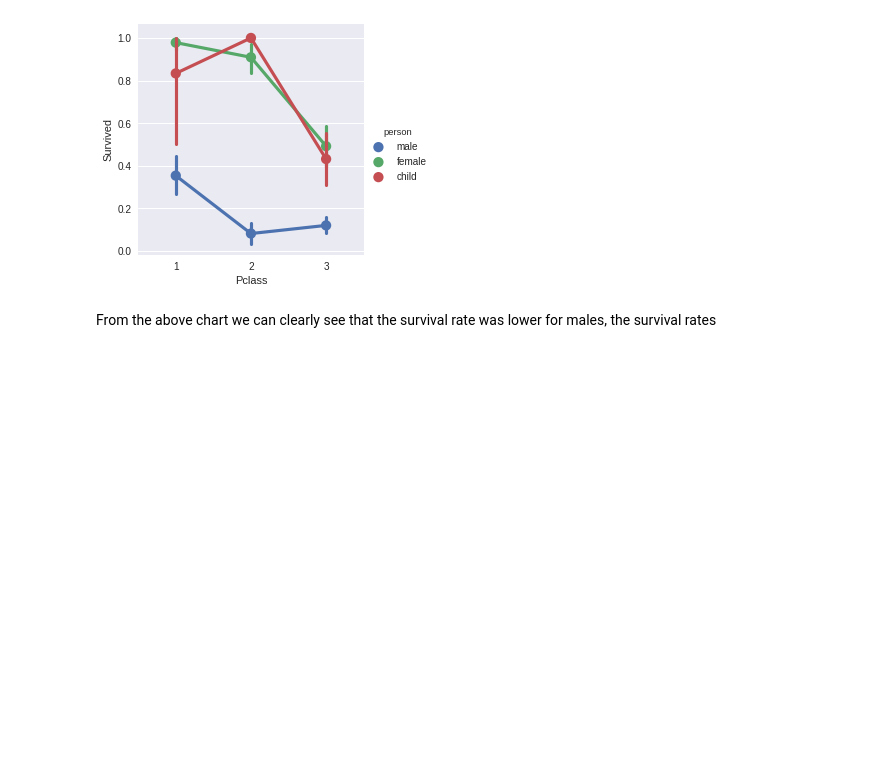
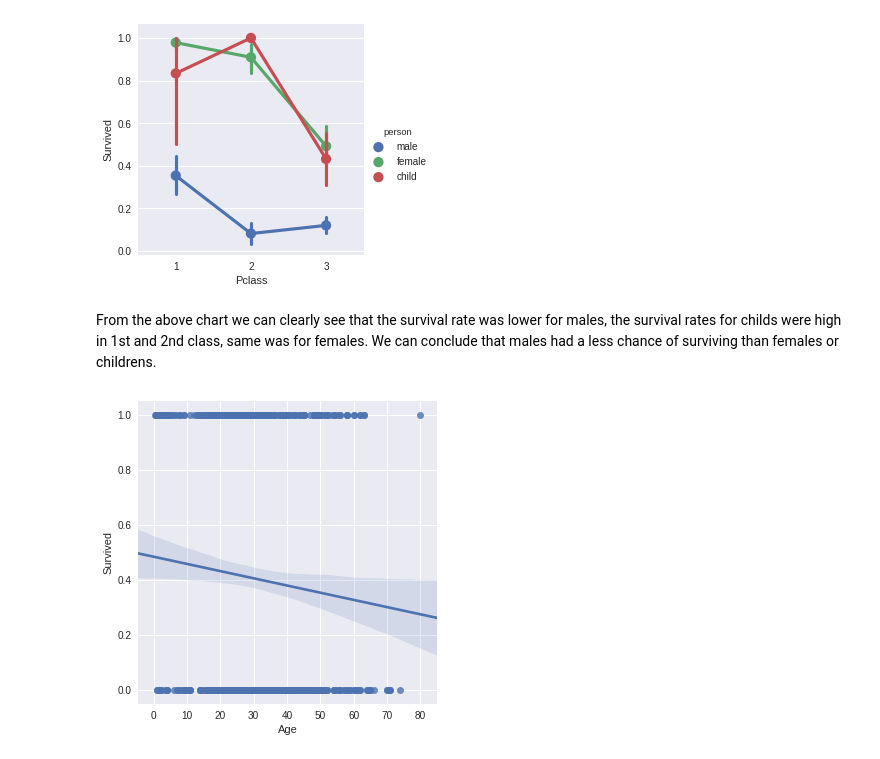
Before and after one commit to manishth/titanic_machine_learning_from_disaster, a Jupyter notebook: Titanic Machine Learning.ipynb, the cells around one changed output. Saved outputs shown, nothing was run; the diff lists cells and outputs as text; code cells hidden in the pictures; blank space fills up the shorter version.

Commit message:
survival factor based on age and gender

```diff
--- a/Titanic Machine Learning.ipynb
+++ b/Titanic Machine Learning.ipynb
@@ -238,4 +238,10 @@ plt.show()
 # %% [output]
 [figure]
 # %% [markdown]
-From the above chart we can clearly see that the survival rate was lower for males, the survival rates
+From the above chart we can clearly see that the survival rate was lower for males, the survival rates for childs were high in 1st and 2nd class, same was for females. We can conclude that males had a less chance of surviving than females or childrens.
+# %%
+# Let's see if age was a factor for survival
+sns.lmplot("Age", "Survived", data=titanic_df)
+plt.show()
+# %% [output]
+[figure, added]
```
Also changed, not shown: parts of 5 cells of this notebook.
